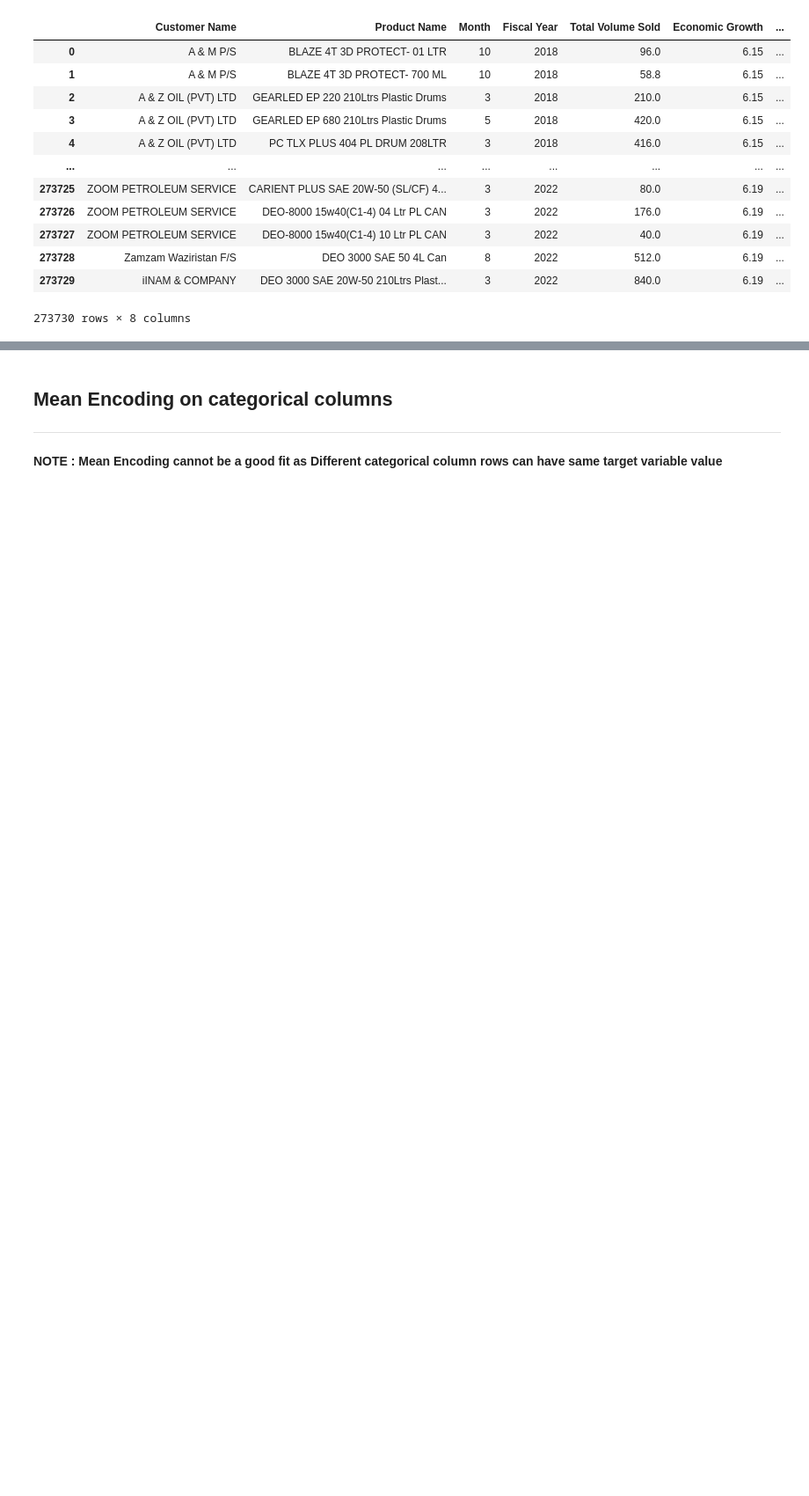
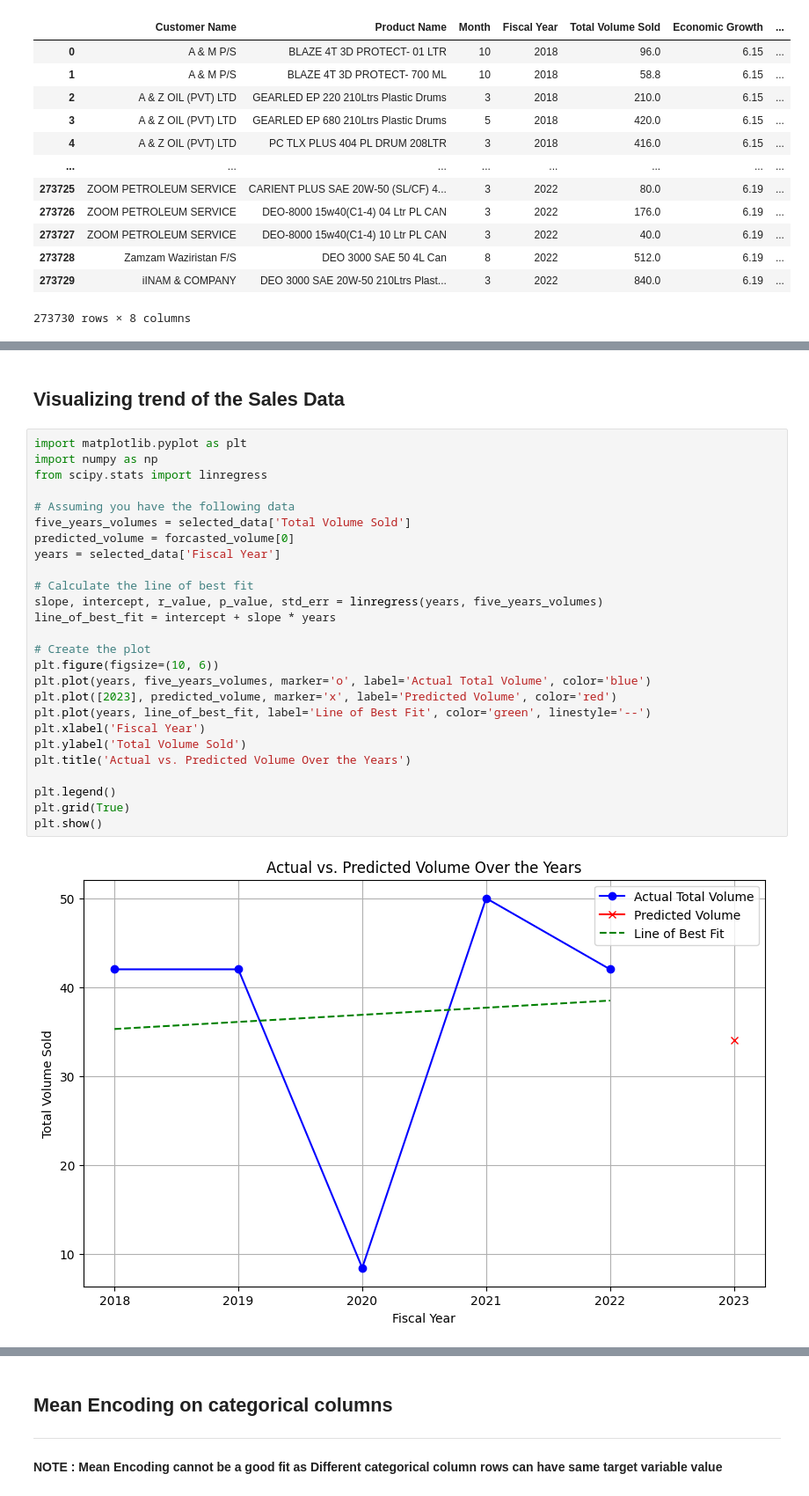
Before and after one commit to Hussain-M53/AI-ML-DL-projects, a Jupyter notebook: Sales_Forecasting_Pakistan_State_Oil.ipynb, the cells around one changed output, grey strips where cells are left out. Shown at 88% size. Drawn from its saved outputs; the diff is of its cells as text; blank space fills up the shorter version.

```diff
--- a/Sales_Forecasting_Pakistan_State_Oil.ipynb
+++ b/Sales_Forecasting_Pakistan_State_Oil.ipynb
@@ -113,0 +206,30 @@ processed_df
+# %% [markdown]
+## Visualizing trend of the Sales Data
+# %%
+import matplotlib.pyplot as plt
+import numpy as np
+from scipy.stats import linregress
+
+# Assuming you have the following data
+five_years_volumes = selected_data['Total Volume Sold']
+predicted_volume = forcasted_volume[0]
+years = selected_data['Fiscal Year']
+
+# Calculate the line of best fit
+slope, intercept, r_value, p_value, std_err = linregress(years, five_years_volumes)
+line_of_best_fit = intercept + slope * years
+
+# Create the plot
+plt.figure(figsize=(10, 6))
+plt.plot(years, five_years_volumes, marker='o', label='Actual Total Volume', color='blue')
+plt.plot([2023], predicted_volume, marker='x', label='Predicted Volume', color='red')
+plt.plot(years, line_of_best_fit, label='Line of Best Fit', color='green', linestyle='--')
+plt.xlabel('Fiscal Year')
+plt.ylabel('Total Volume Sold')
+plt.title('Actual vs. Predicted Volume Over the Years')
+
+plt.legend()
+plt.grid(True)
+plt.show()
+# %% [output]
+[figure, added]
```
Also changed, not shown: parts of 35 cells of this notebook.
